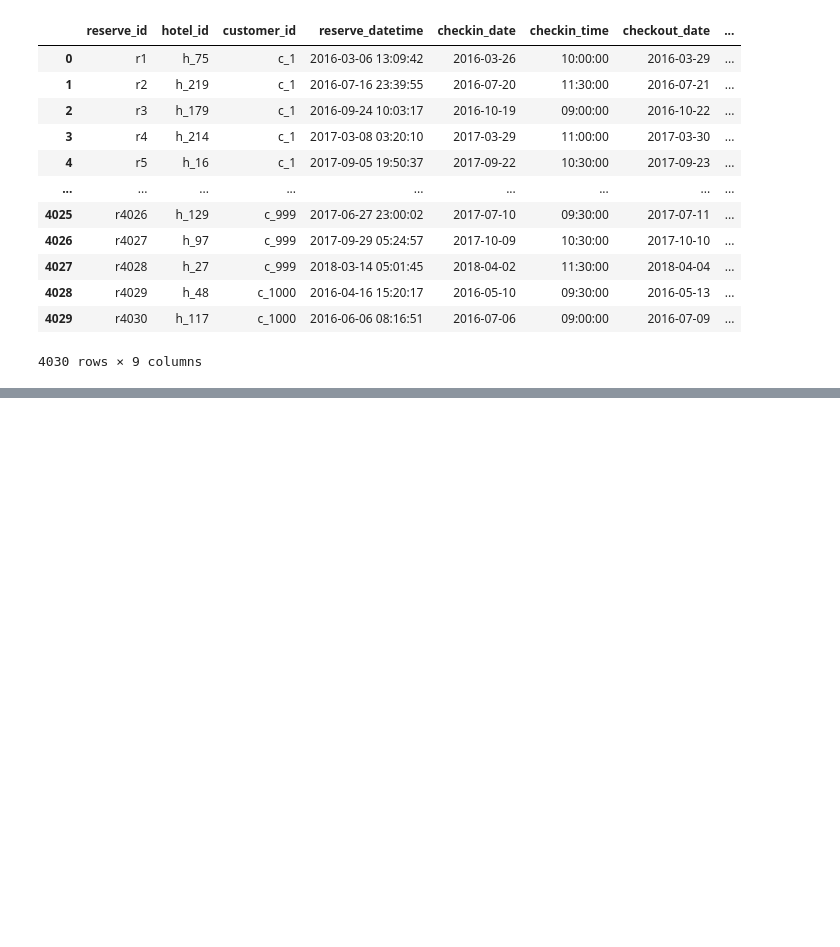
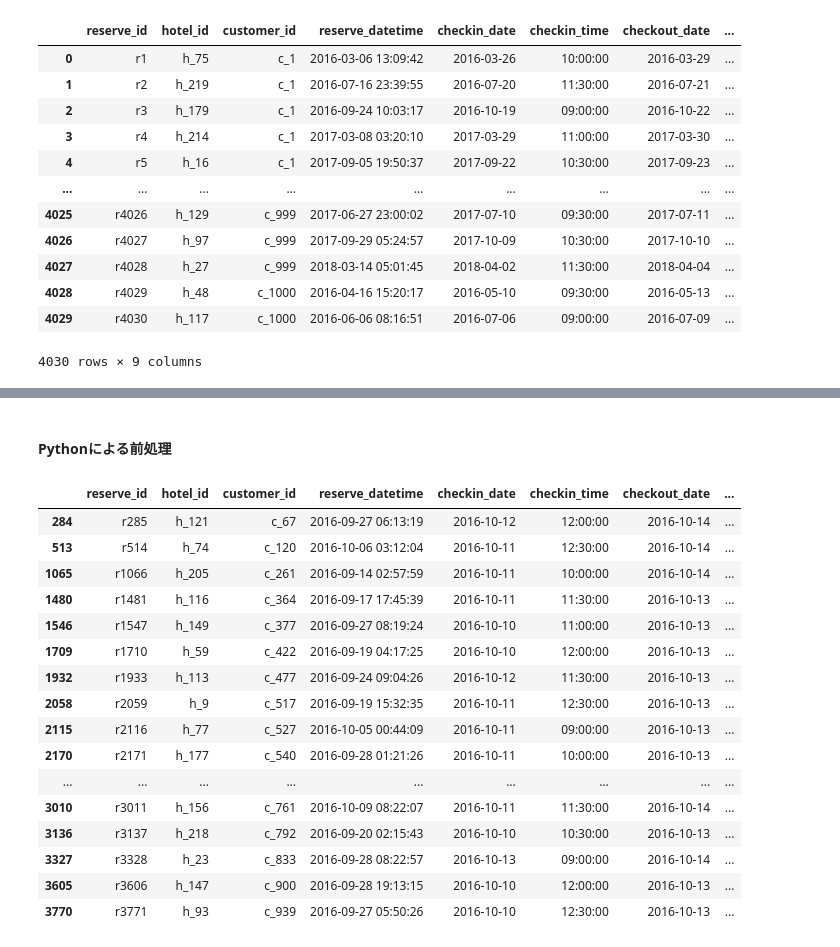
Before and after one commit to matsunori39/Law-of-Awesome-Data-Scientist, a Jupyter notebook: Law_of_Awesome_Data_Scientist.ipynb, the cells around one changed output, grey strips where cells are left out. Saved outputs shown, nothing was run; the diff lists cells and outputs as text; code cells hidden in the pictures; blank space fills up the shorter version.

```diff
--- a/Law_of_Awesome_Data_Scientist.ipynb
+++ b/Law_of_Awesome_Data_Scientist.ipynb
@@ -113,0 +135,22 @@ Done.
+# %% [markdown]
+#### Pythonによる前処理
+# %%
+reserve_tb.query('"2016-10-13" <= checkout_date <= "2016-10-14"')
+# %% [output]
+|  | reserve_id | hotel_id | customer_id | reserve_datetime | checkin_date | checkin_time | checkout_date | ... |
+| 284 | r285 | h_121 | c_67 | 2016-09-27 06:13:19 | 2016-10-12 | 12:00:00 | 2016-10-14 | ... |
+| 513 | r514 | h_74 | c_120 | 2016-10-06 03:12:04 | 2016-10-11 | 12:30:00 | 2016-10-14 | ... |
+| 1065 | r1066 | h_205 | c_261 | 2016-09-14 02:57:59 | 2016-10-11 | 10:00:00 | 2016-10-14 | ... |
+| 1480 | r1481 | h_116 | c_364 | 2016-09-17 17:45:39 | 2016-10-11 | 11:30:00 | 2016-10-13 | ... |
+| 1546 | r1547 | h_149 | c_377 | 2016-09-27 08:19:24 | 2016-10-10 | 11:00:00 | 2016-10-13 | ... |
+| 1709 | r1710 | h_59 | c_422 | 2016-09-19 04:17:25 | 2016-10-10 | 12:00:00 | 2016-10-13 | ... |
+| 1932 | r1933 | h_113 | c_477 | 2016-09-24 09:04:26 | 2016-10-12 | 11:30:00 | 2016-10-13 | ... |
+| 2058 | r2059 | h_9 | c_517 | 2016-09-19 15:32:35 | 2016-10-11 | 12:30:00 | 2016-10-13 | ... |
+| 2115 | r2116 | h_77 | c_527 | 2016-10-05 00:44:09 | 2016-10-11 | 09:00:00 | 2016-10-13 | ... |
+| 2170 | r2171 | h_177 | c_540 | 2016-09-28 01:21:26 | 2016-10-11 | 10:00:00 | 2016-10-13 | ... |
+| ... | ... | ... | ... | ... | ... | ... | ... | ... |
+| 3010 | r3011 | h_156 | c_761 | 2016-10-09 08:22:07 | 2016-10-11 | 11:30:00 | 2016-10-14 | ... |
+| 3136 | r3137 | h_218 | c_792 | 2016-09-20 02:15:43 | 2016-10-10 | 10:30:00 | 2016-10-13 | ... |
+| 3327 | r3328 | h_23 | c_833 | 2016-09-28 08:22:57 | 2016-10-13 | 09:00:00 | 2016-10-14 | ... |
+| 3605 | r3606 | h_147 | c_900 | 2016-09-28 19:13:15 | 2016-10-10 | 12:00:00 | 2016-10-13 | ... |
+| 3770 | r3771 | h_93 | c_939 | 2016-09-27 05:50:26 | 2016-10-10 | 12:30:00 | 2016-10-13 | ... |
```
Also changed, not shown: parts of 14 cells of this notebook.
